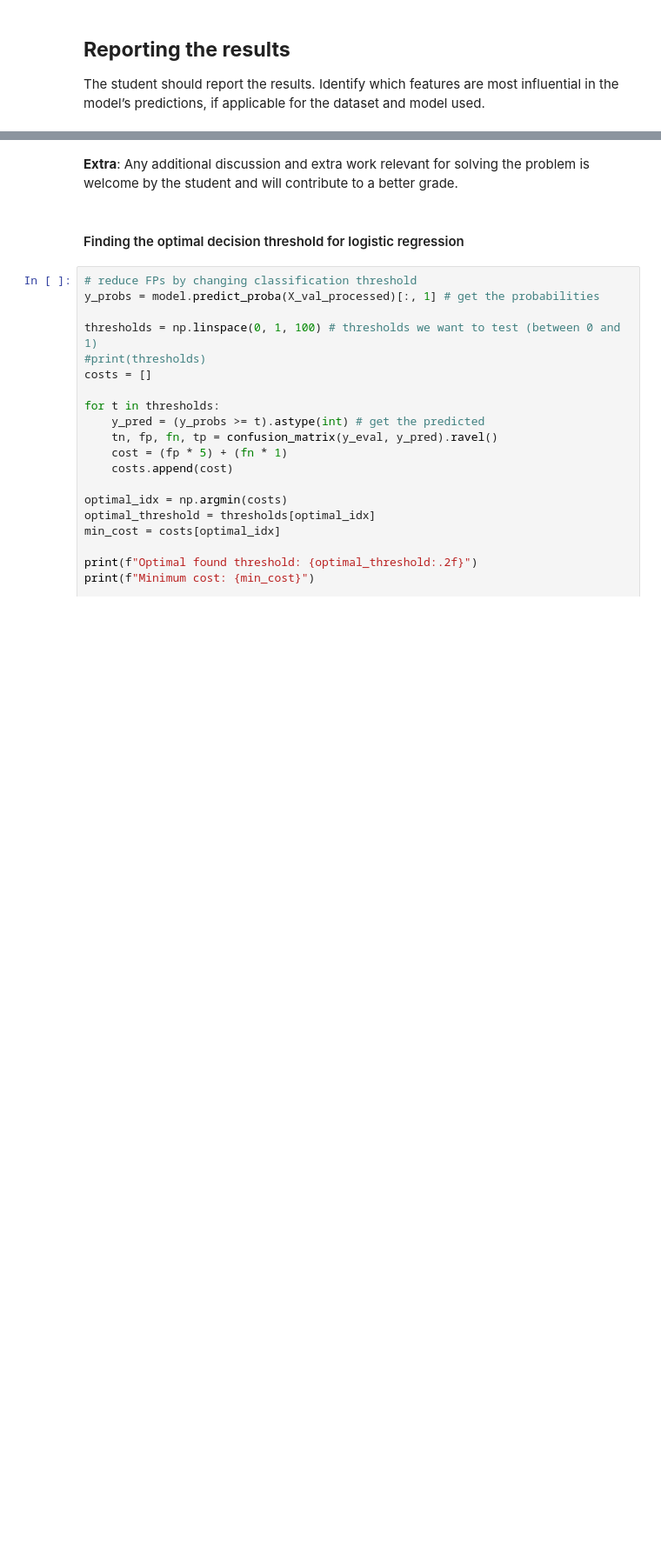
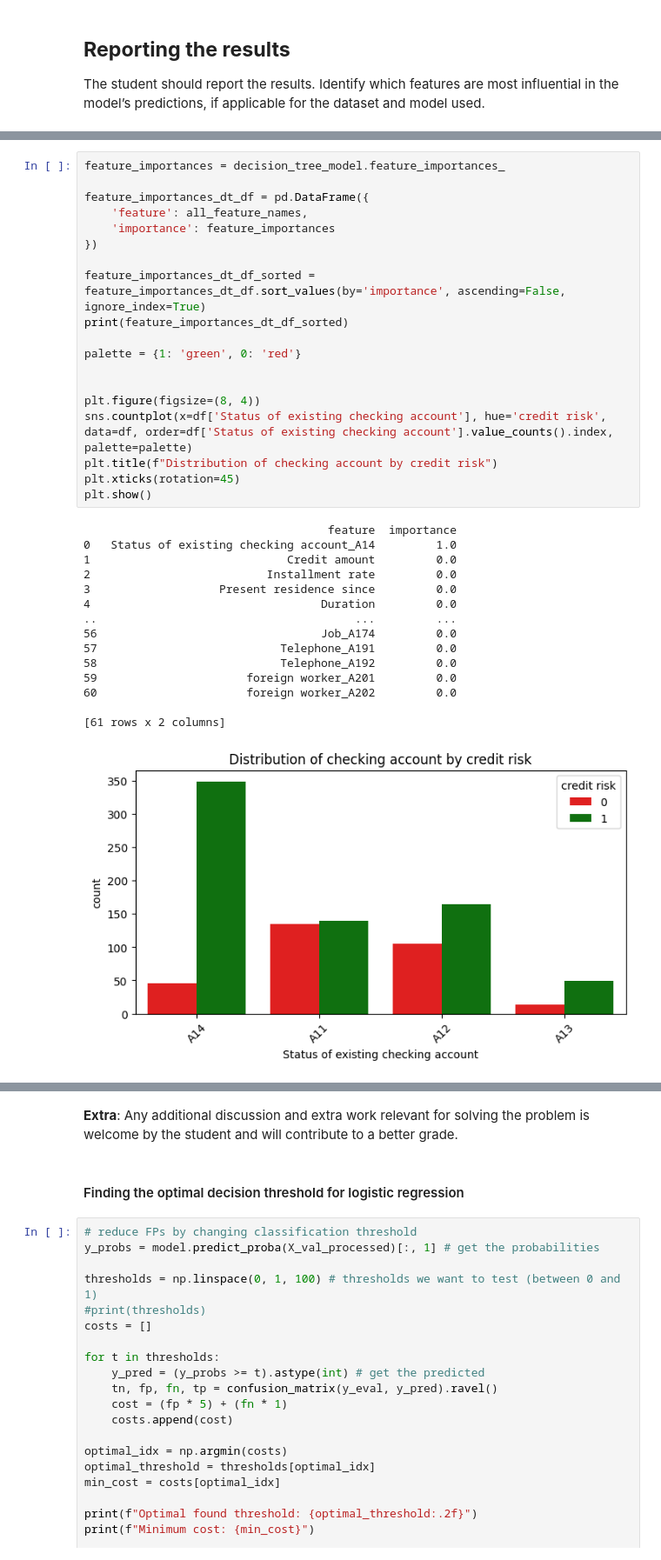
Before and after one commit to reascr/MSC-in-IT-and-Cognition, a Jupyter notebook: AppliedAI/First_assignment_dataset_2.ipynb, the cells around one changed output, grey strips where cells are left out. Shown at 87% size. Drawn from its saved outputs; the diff is of its cells as text; blank space fills up the shorter version.

```diff
--- a/AppliedAI/First_assignment_dataset_2.ipynb
+++ b/AppliedAI/First_assignment_dataset_2.ipynb
@@ -633,0 +673,35 @@ print(coef_df_sorted[['feature', 'coefficient']])
+# %%
+feature_importances = decision_tree_model.feature_importances_
+
+feature_importances_dt_df = pd.DataFrame({
+    'feature': all_feature_names,
+    'importance': feature_importances
+})
+
+feature_importances_dt_df_sorted = feature_importances_dt_df.sort_values(by='importance', ascending=False, ignore_index=True)
+print(feature_importances_dt_df_sorted)
+
+palette = {1: 'green', 0: 'red'}
+
+
+plt.figure(figsize=(8, 4))
+sns.countplot(x=df['Status of existing checking account'], hue='credit risk', data=df, order=df['Status of existing checking account'].value_counts().index, palette=palette)
+plt.title(f"Distribution of checking account by credit risk")
+plt.xticks(rotation=45)
+plt.show()
+# %% [output]
+                                    feature  importance
+0   Status of existing checking account_A14         1.0
+1                             Credit amount         0.0
+2                          Installment rate         0.0
+3                   Present residence since         0.0
+4                                  Duration         0.0
+..                                      ...         ...
+56                                 Job_A174         0.0
+57                           Telephone_A191         0.0
+58                           Telephone_A192         0.0
+59                      foreign worker_A201         0.0
+60                      foreign worker_A202         0.0
+
+[61 rows x 2 columns]
+[figure, added]
```
Also changed, not shown: parts of 8 cells of this notebook.
